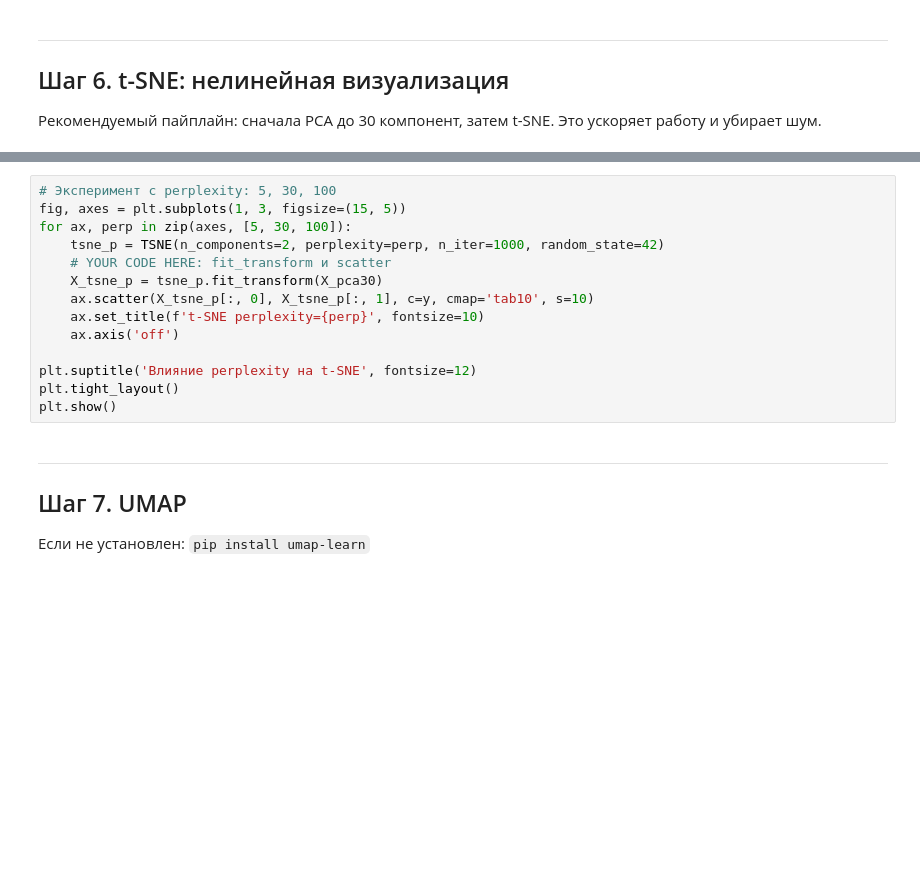
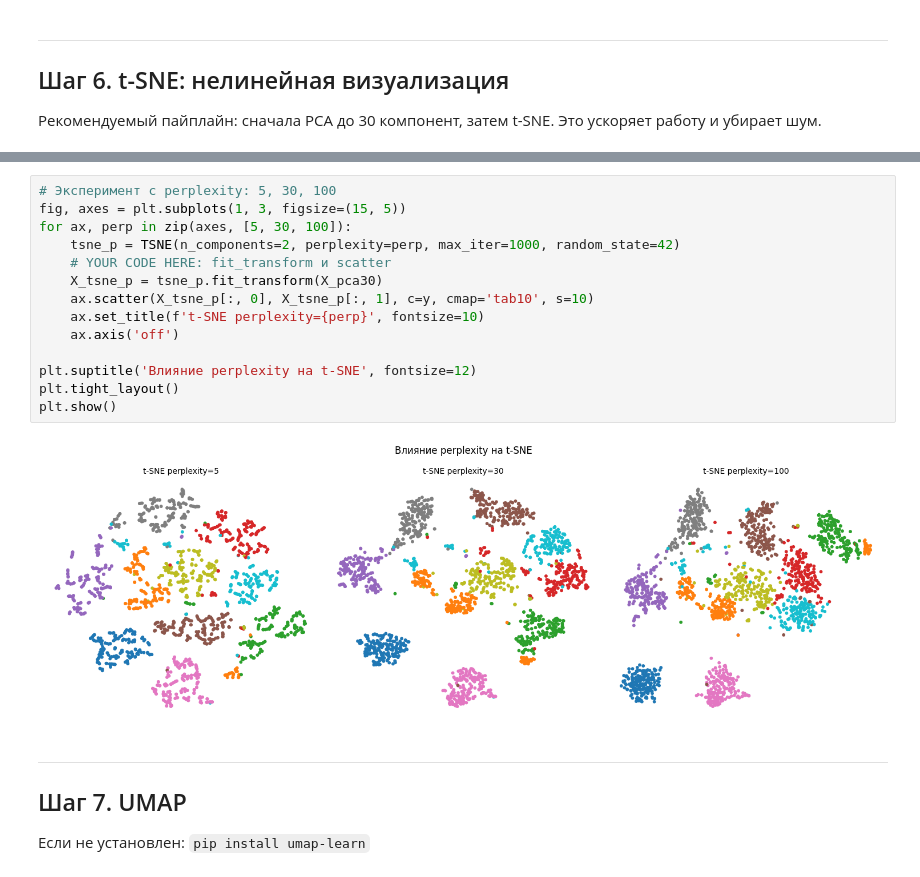
Before and after one commit to KATTSS/ml_course_bsu, a Jupyter notebook: hw13_PCA/pca_practice_student.ipynb, the cells around one changed output, grey strips where cells are left out. Drawn from its saved outputs; the diff is of its cells as text; blank space fills up the shorter version.

```diff
--- a/hw13_PCA/pca_practice_student.ipynb
+++ b/hw13_PCA/pca_practice_student.ipynb
@@ -235,17 +235,19 @@ TypeError: TSNE.__init__() got an unexpected keyword argument 'n_iter'
 # %%
 # Эксперимент с perplexity: 5, 30, 100
 fig, axes = plt.subplots(1, 3, figsize=(15, 5))
 for ax, perp in zip(axes, [5, 30, 100]):
-    tsne_p = TSNE(n_components=2, perplexity=perp, n_iter=1000, random_state=42)
+    tsne_p = TSNE(n_components=2, perplexity=perp, max_iter=1000, random_state=42)
     # YOUR CODE HERE: fit_transform и scatter
     X_tsne_p = tsne_p.fit_transform(X_pca30)
     ax.scatter(X_tsne_p[:, 0], X_tsne_p[:, 1], c=y, cmap='tab10', s=10)
     ax.set_title(f't-SNE perplexity={perp}', fontsize=10)
     ax.axis('off')
 
 plt.suptitle('Влияние perplexity на t-SNE', fontsize=12)
 plt.tight_layout()
 plt.show()
+# %% [output]
+[figure, added]
 # %% [markdown]
 ---
 ## Шаг 7. UMAP
```
Also changed, not shown: parts of 6 cells of this notebook.
